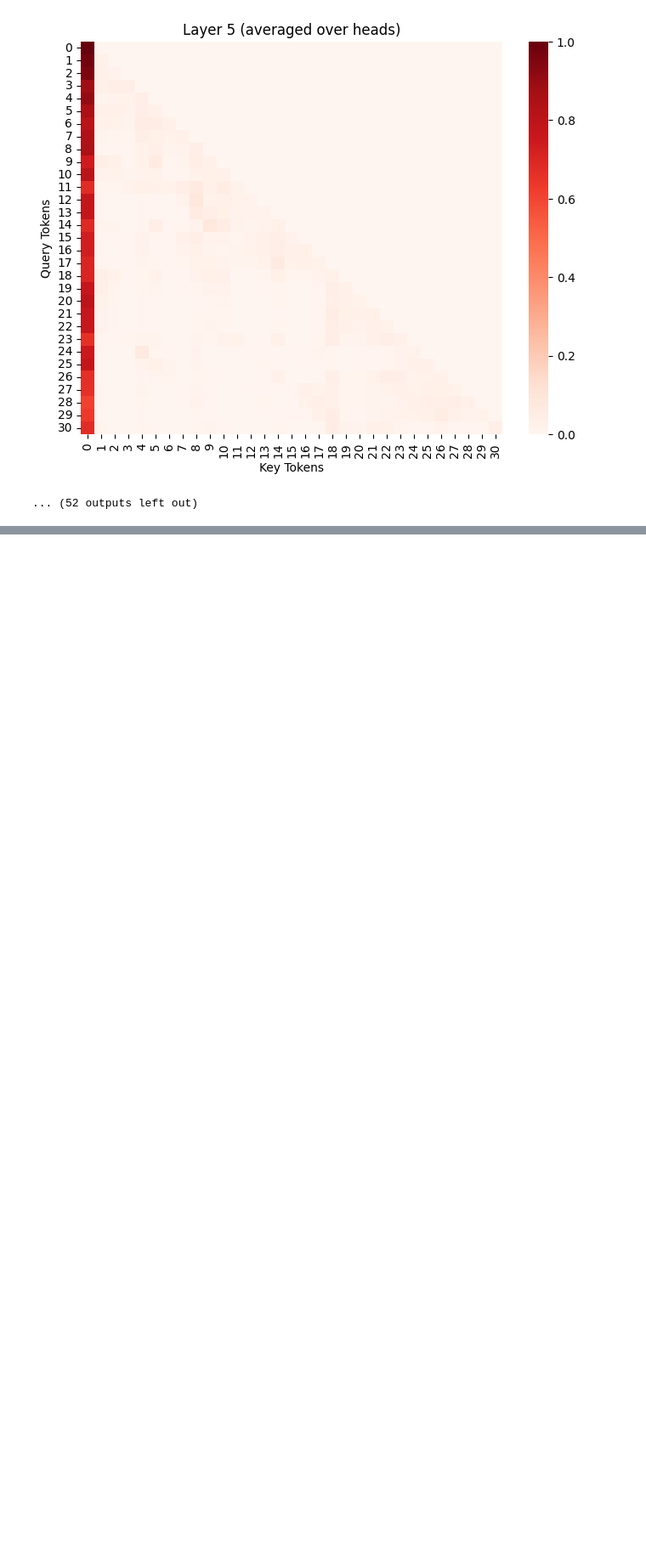
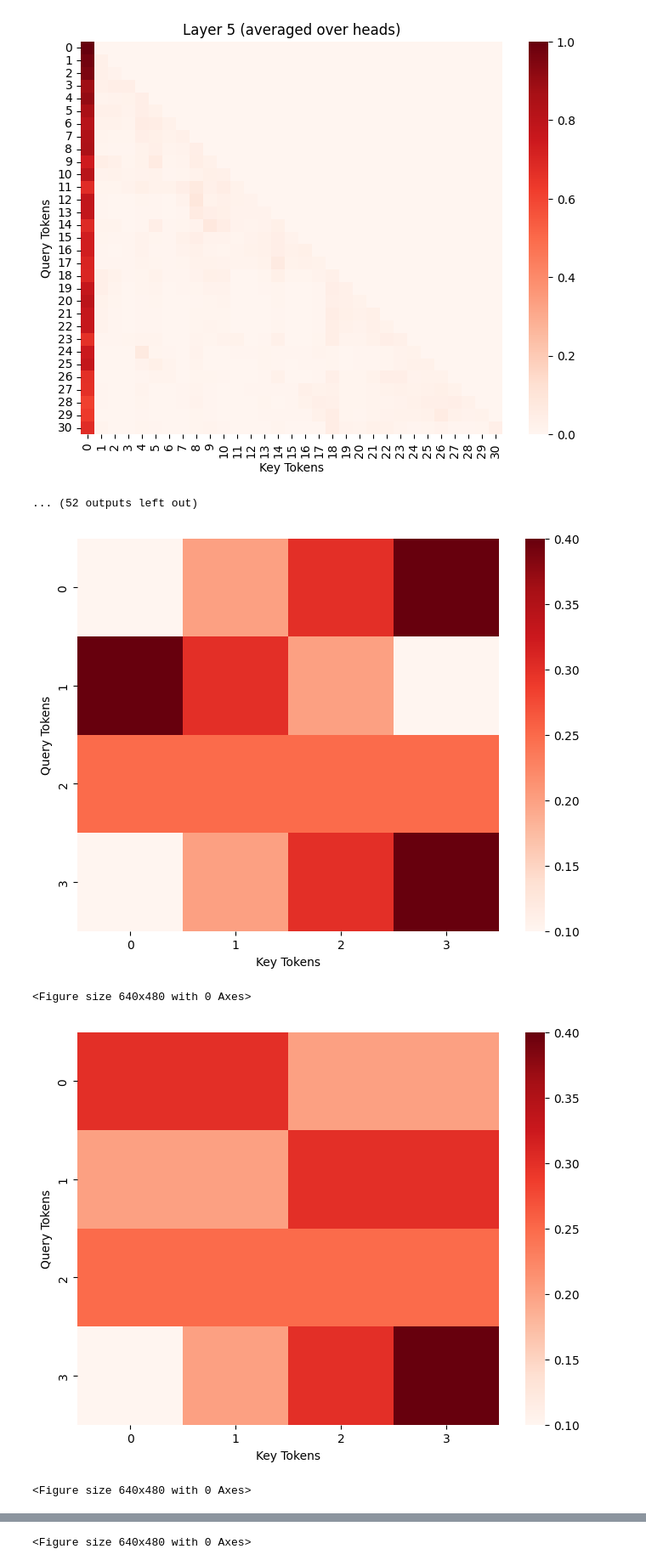
Before and after one commit to Lourencom/geometric-deep-learning-project, a Jupyter notebook: src/prototype_notebook.ipynb, the cells around one changed output, grey strips where cells are left out. Shown at 85% size. Cells and saved outputs as stored; diff of their text form; code cells hidden in the pictures; blank space fills up the shorter version.

```diff
--- a/src/prototype_notebook.ipynb
+++ b/src/prototype_notebook.ipynb
@@ -50,3 +50,51 @@ plot_attention_matrices(attention_matrices, aggregation="head")
 (31, 31)
 [figure]
 ... (52 outputs left out)
+# %%
+import numpy as np
+
+
+
+
+import matplotlib.pyplot as plt
+import seaborn as sns
+
+from visualization import plot_attention_matrix
+
+
+# Example usage:
+if __name__ == "__main__":
+    # Define two sample attention matrices for a 4-token sequence.
+    A_layer1 = np.array([
+        [0.1, 0.2, 0.3, 0.4],
+        [0.4, 0.3, 0.2, 0.1],
+        [0.25, 0.25, 0.25, 0.25],
+        [0.1, 0.2, 0.3, 0.4]
+    ])
+
+    A_layer2 = np.array([
+        [0.3, 0.3, 0.2, 0.2],
+        [0.2, 0.2, 0.3, 0.3],
+        [0.25, 0.25, 0.25, 0.25],
+        [0.1, 0.2, 0.3, 0.4]
+    ])
+
+    A_layer3 = np.array([
+        [0.4, 0.4, 0.1, 0.1],
+        [0.1, 0.1, 0.4, 0.4],
+        [0.25, 0.25, 0.25, 0.25],
+        [0.1, 0.2, 0.3, 0.4]
+    ])
+
+    plot_attention_matrix(A_layer1, "Attention Matrix: Layer 1")
+    plot_attention_matrix(A_layer2, "Attention Matrix: Layer 2")
+    plot_attention_matrix(A_layer3, "Attention Matrix: Layer 3")
+
+    # Aggregate the attention matrices.
+    aggregated_attention = aggregate_attention([A_layer1, A_layer2, A_layer3])
+    plot_attention_matrix(aggregated_attention, "Aggregated Attention Matrix")
+# %% [output]
+[figure, added]
+<Figure size 640x480 with 0 Axes>
+[figure, added]
+<Figure size 640x480 with 0 Axes>
@@ -52,0 +102 @@ plot_attention_matrices(attention_matrices, aggregation="head")
+<Figure size 640x480 with 0 Axes>
```
Also changed, not shown: parts of 1 cell of this notebook.
